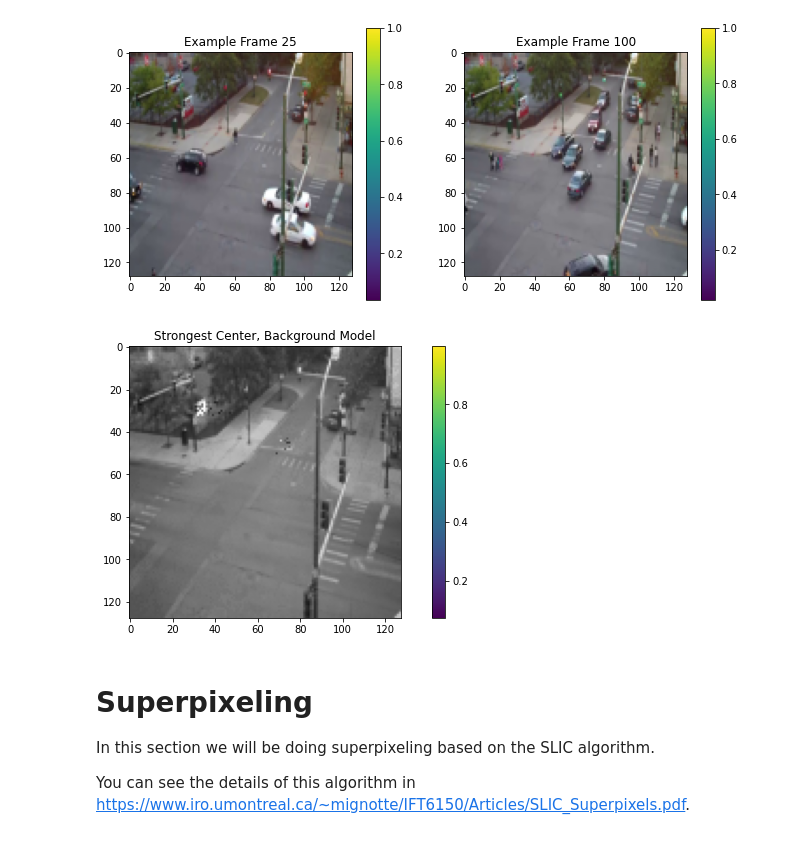
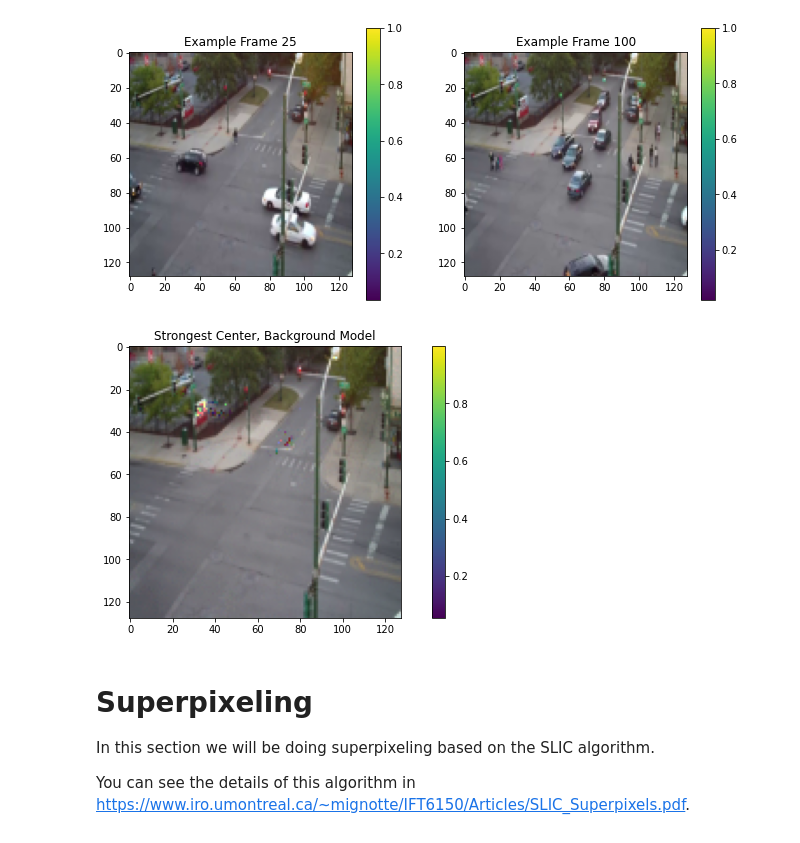
Before and after one commit to bhavanvir/ECE-471, a Jupyter notebook: ECE471_536_Assignment_3/A3_ECE_471_536_Spring_2023.ipynb, the cells around one changed output. Saved outputs shown, nothing was run; the diff lists cells and outputs as text; code cells hidden in the pictures.

Commit message:
Strongest Center, Background Model now showing in colour.

```diff
--- a/ECE471_536_Assignment_3/A3_ECE_471_536_Spring_2023.ipynb
+++ b/ECE471_536_Assignment_3/A3_ECE_471_536_Spring_2023.ipynb
@@ -192,15 +192,15 @@ def gaussian_mixture_model(frames, n_components):
   models = []
   for i in range(h):
     for j in range(w):
-      pixels = allFrames[:, i, j, 0]
-      pixels = pixels.reshape(-1, 1)
+      for k in range(c):
+        pixels = allFrames[:, i, j, k]
+        pixels = pixels.reshape(-1, 1)
+        gmm = GaussianMixture(n_components=n_components, tol=0.1).fit(pixels)
 
-      gmm = GaussianMixture(n_components=n_components, tol=0.1).fit(pixels)
-
-      means[i, j, :, :] = gmm.means_.T
-      covariances[i, j, :, :] = gmm.covariances_.T
-      weights[i, j, :, :] = gmm.weights_
-      models.append(gmm)
+        means[i, j, k, :] = gmm.means_.T
+        covariances[i, j, k, :] = gmm.covariances_.T
+        weights[i, j, k, :] = gmm.weights_
+        models.append(gmm)
   # ~~~~~~~~END TODO~~~~~~~~~~
 
   return means, covariances, weights, models
@@ -210,28 +210,29 @@ means, covariances, weights, models = gaussian_mixture_model(frames,5)
 # %%
 def generate_nominal_images(means, covariances, weights, n_components):
   # ~~~~~~~START TODO~~~~~~~~~
   # (10 points): Generate the expected background based on your calculated means, covariances and weights.
   # The background image should contain the values of the centerpoint of the strongest Gaussian component
   # of the GMM of a particular pixel.
   # Source: https://medium.com/@prantiksen4/background-extraction-from-videos-using-gaussian-mixture-models-6e11d743f932
   h, w, c, _ = means.shape
   strongest_center = np.zeros((h, w, c))
 
   for i in range(h):
     for j in range(w):
-      strongestComp = np.argmax(weights[i, j, :, :])
-      centerPoint = means[i, j, :, strongestComp]
-      strongest_center[i, j, :] = centerPoint
+      for k in range(c):
+        strongestComp = np.argmax(weights[i, j, k, :])
+        centerPoint = means[i, j, k, strongestComp]
+        strongest_center[i, j, k] = centerPoint
   # ~~~~~~~~END TODO~~~~~~~~~~
   return strongest_center
 
 strongest_center = generate_nominal_images(means, covariances, weights, 5)
 
 plt.figure(figsize = (11,5))
 plt.subplot(1, 1, 1)
 plt = pltImg(strongest_center,title="Strongest Center, Background Model", ori='vertical')
 # %% [output]
-[figure, old version]
+[figure, new version]
 # %%
 def segment_image_foreground(image, models, threshold):
   # ~~~~~~~START TODO~~~~~~~~~
```
